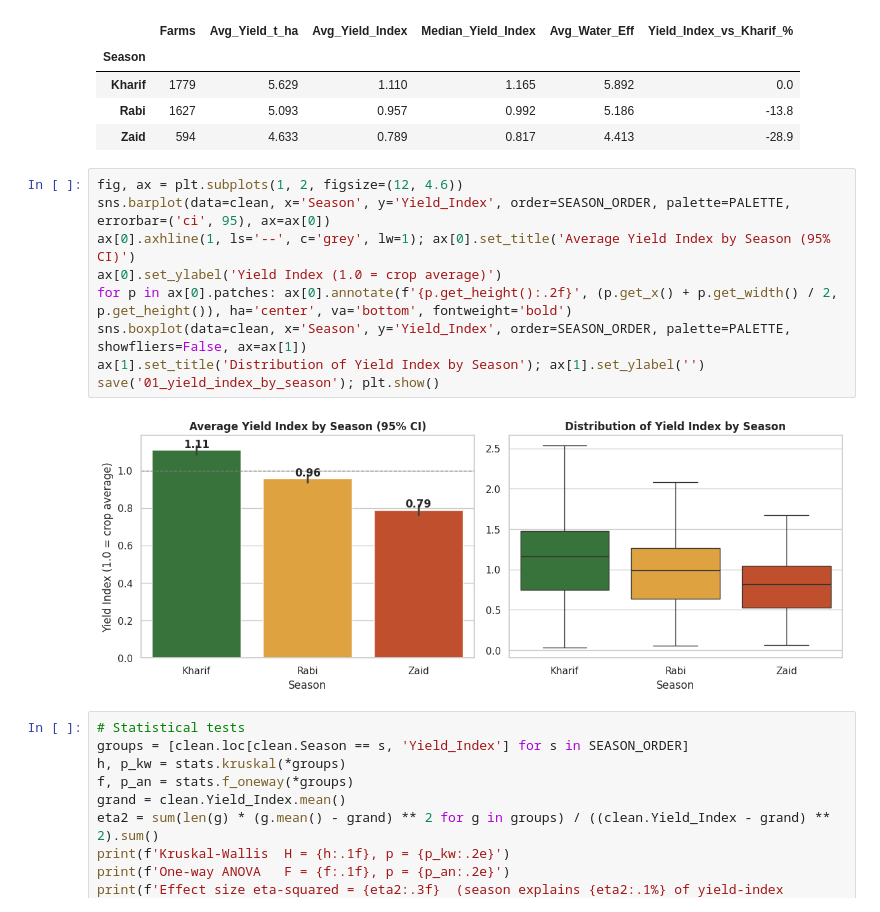
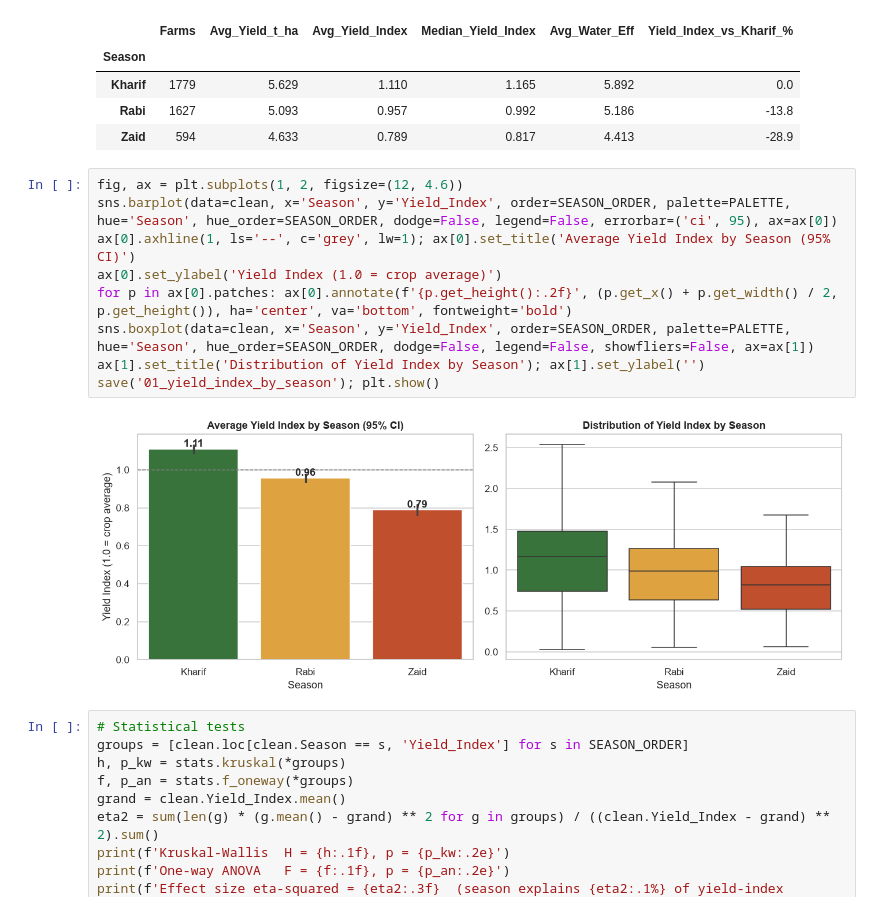
Before and after one commit to omsinghal3445/Seasonal-Agriculture-Performance-Analysis-project, a Jupyter notebook: Seasonal-Agriculture-Performance-Analysis/notebooks/Seasonal_Agriculture_Performance_Analysis.ipynb, the cells around one changed output. Drawn from its saved outputs; the diff is of its cells as text.

```diff
--- a/Seasonal-Agriculture-Performance-Analysis/notebooks/Seasonal_Agriculture_Performance_Analysis.ipynb
+++ b/Seasonal-Agriculture-Performance-Analysis/notebooks/Seasonal_Agriculture_Performance_Analysis.ipynb
@@ -281,15 +282,15 @@ perf
 | Zaid | 594 | 4.633 | 0.789 | 0.817 | 4.413 | -28.9 |
 # %%
 fig, ax = plt.subplots(1, 2, figsize=(12, 4.6))
-sns.barplot(data=clean, x='Season', y='Yield_Index', order=SEASON_ORDER, palette=PALETTE, errorbar=('ci', 95), ax=ax[0])
+sns.barplot(data=clean, x='Season', y='Yield_Index', order=SEASON_ORDER, palette=PALETTE, hue='Season', hue_order=SEASON_ORDER, dodge=False, legend=False, errorbar=('ci', 95), ax=ax[0])
 ax[0].axhline(1, ls='--', c='grey', lw=1); ax[0].set_title('Average Yield Index by Season (95% CI)')
 ax[0].set_ylabel('Yield Index (1.0 = crop average)')
 for p in ax[0].patches: ax[0].annotate(f'{p.get_height():.2f}', (p.get_x() + p.get_width() / 2, p.get_height()), ha='center', va='bottom', fontweight='bold')
-sns.boxplot(data=clean, x='Season', y='Yield_Index', order=SEASON_ORDER, palette=PALETTE, showfliers=False, ax=ax[1])
+sns.boxplot(data=clean, x='Season', y='Yield_Index', order=SEASON_ORDER, palette=PALETTE, hue='Season', hue_order=SEASON_ORDER, dodge=False, legend=False, showfliers=False, ax=ax[1])
 ax[1].set_title('Distribution of Yield Index by Season'); ax[1].set_ylabel('')
 save('01_yield_index_by_season'); plt.show()
 # %% [output]
-[figure, old version]
+[figure, new version]
 # %%
 # Statistical tests
 groups = [clean.loc[clean.Season == s, 'Yield_Index'] for s in SEASON_ORDER]
```
Also changed, not shown: parts of 11 cells of this notebook, 18 other files.
